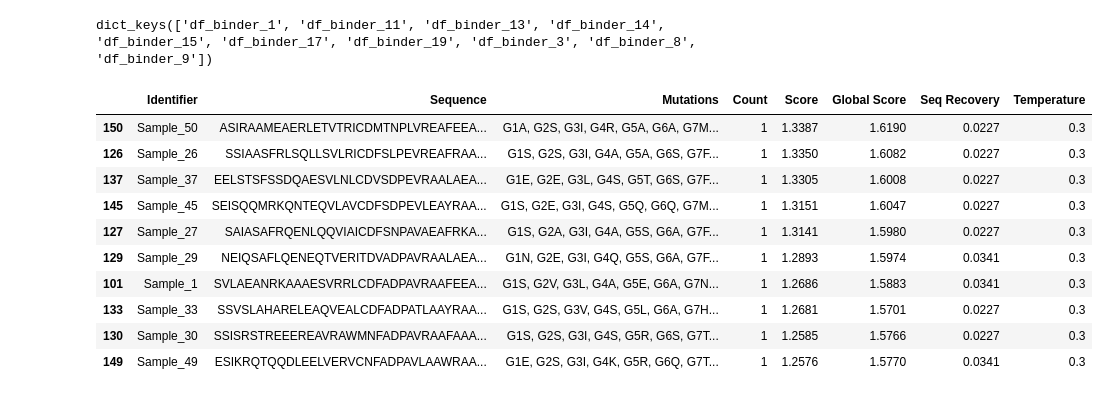
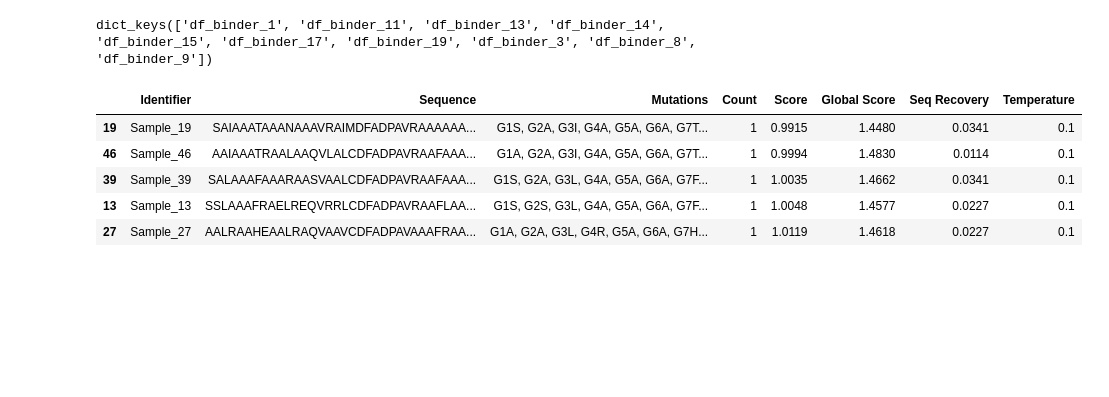
Before and after one commit to mjimenezj/Portfolio, a Jupyter notebook: Projects/Project_2/Notebooks/analysis_mpnn.ipynb, the cells around one changed output. Cells and saved outputs as stored; diff of their text form; code cells hidden in the pictures; blank space fills up the shorter version.

```diff
--- a/Projects/Project_2/Notebooks/analysis_mpnn.ipynb
+++ b/Projects/Project_2/Notebooks/analysis_mpnn.ipynb
@@ -137,21 +137,17 @@ df_dict.keys()
 # %% [output]
 dict_keys(['df_binder_1', 'df_binder_11', 'df_binder_13', 'df_binder_14', 'df_binder_15', 'df_binder_17', 'df_binder_19', 'df_binder_3', 'df_binder_8', 'df_binder_9'])
 # %%
-df_binder_1 = df_dict['df_binder_1'].sort_values(by=["Score"], ascending=False)
+
+df_binder_1 = df_dict['df_binder_1'].sort_values(by=["Score"], ascending=True)
 df_binder_1.drop(index=0, inplace=True)
-df_binder_1.head(10)
+df_binder_1.head()
 # %% [output]
 |  | Identifier | Sequence | Mutations | Count | Score | Global Score | Seq Recovery | Temperature |
-| 150 | Sample_50 | ASIRAAMEAERLETVTRICDMTNPLVREAFEEA... | G1A, G2S, G3I, G4R, G5A, G6A, G7M... | 1 | 1.3387 | 1.6190 | 0.0227 | 0.3 |
-| 126 | Sample_26 | SSIAASFRLSQLLSVLRICDFSLPEVREAFRAA... | G1S, G2S, G3I, G4A, G5A, G6S, G7F... | 1 | 1.3350 | 1.6082 | 0.0227 | 0.3 |
-| 137 | Sample_37 | EELSTSFSSDQAESVLNLCDVSDPEVRAALAEA... | G1E, G2E, G3L, G4S, G5T, G6S, G7F... | 1 | 1.3305 | 1.6008 | 0.0227 | 0.3 |
-| 145 | Sample_45 | SEISQQMRKQNTEQVLAVCDFSDPEVLEAYRAA... | G1S, G2E, G3I, G4S, G5Q, G6Q, G7M... | 1 | 1.3151 | 1.6047 | 0.0227 | 0.3 |
-| 127 | Sample_27 | SAIASAFRQENLQQVIAICDFSNPAVAEAFRKA... | G1S, G2A, G3I, G4A, G5S, G6A, G7F... | 1 | 1.3141 | 1.5980 | 0.0227 | 0.3 |
-| 129 | Sample_29 | NEIQSAFLQENEQTVERITDVADPAVRAALAEA... | G1N, G2E, G3I, G4Q, G5S, G6A, G7F... | 1 | 1.2893 | 1.5974 | 0.0341 | 0.3 |
-| 101 | Sample_1 | SVLAEANRKAAAESVRRLCDFADPAVRAAFEEA... | G1S, G2V, G3L, G4A, G5E, G6A, G7N... | 1 | 1.2686 | 1.5883 | 0.0341 | 0.3 |
-| 133 | Sample_33 | SSVSLAHARELEAQVEALCDFADPATLAAYRAA... | G1S, G2S, G3V, G4S, G5L, G6A, G7H... | 1 | 1.2681 | 1.5701 | 0.0227 | 0.3 |
-| 130 | Sample_30 | SSISRSTREEEREAVRAWMNFADPAVRAAFAAA... | G1S, G2S, G3I, G4S, G5R, G6S, G7T... | 1 | 1.2585 | 1.5766 | 0.0227 | 0.3 |
-| 149 | Sample_49 | ESIKRQTQQDLEELVERVCNFADPAVLAAWRAA... | G1E, G2S, G3I, G4K, G5R, G6Q, G7T... | 1 | 1.2576 | 1.5770 | 0.0341 | 0.3 |
+| 19 | Sample_19 | SAIAAATAAANAAAVRAIMDFADPAVRAAAAAA... | G1S, G2A, G3I, G4A, G5A, G6A, G7T... | 1 | 0.9915 | 1.4480 | 0.0341 | 0.1 |
+| 46 | Sample_46 | AAIAAATRAALAAQVLALCDFADPAVRAAFAAA... | G1A, G2A, G3I, G4A, G5A, G6A, G7T... | 1 | 0.9994 | 1.4830 | 0.0114 | 0.1 |
+| 39 | Sample_39 | SALAAAFAAARAASVAALCDFADPAVRAAFAAA... | G1S, G2A, G3L, G4A, G5A, G6A, G7F... | 1 | 1.0035 | 1.4662 | 0.0341 | 0.1 |
+| 13 | Sample_13 | SSLAAAFRAELREQVRRLCDFADPAVRAAFLAA... | G1S, G2S, G3L, G4A, G5A, G6A, G7F... | 1 | 1.0048 | 1.4577 | 0.0227 | 0.1 |
+| 27 | Sample_27 | AALRAAHEAALRAQVAAVCDFADPAVAAAFRAA... | G1A, G2A, G3L, G4R, G5A, G6A, G7H... | 1 | 1.0119 | 1.4618 | 0.0227 | 0.1 |
 # %%
 import matplotlib.pyplot as plt
 df_binder_1['Score'].plot(kind='bar', color='cornflowerblue', figsize=(20, 6))
```
Also changed, not shown: parts of 2 cells of this notebook.
